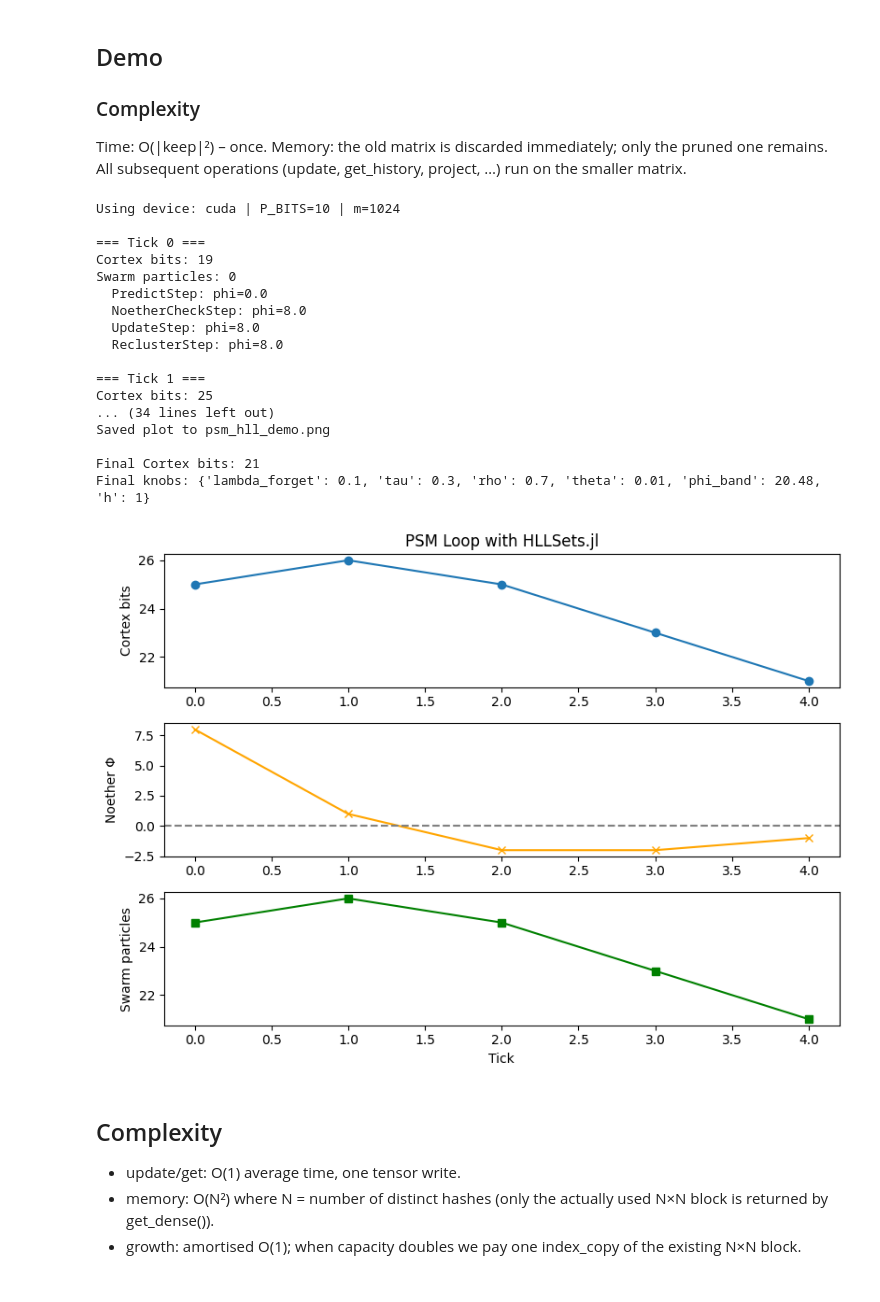
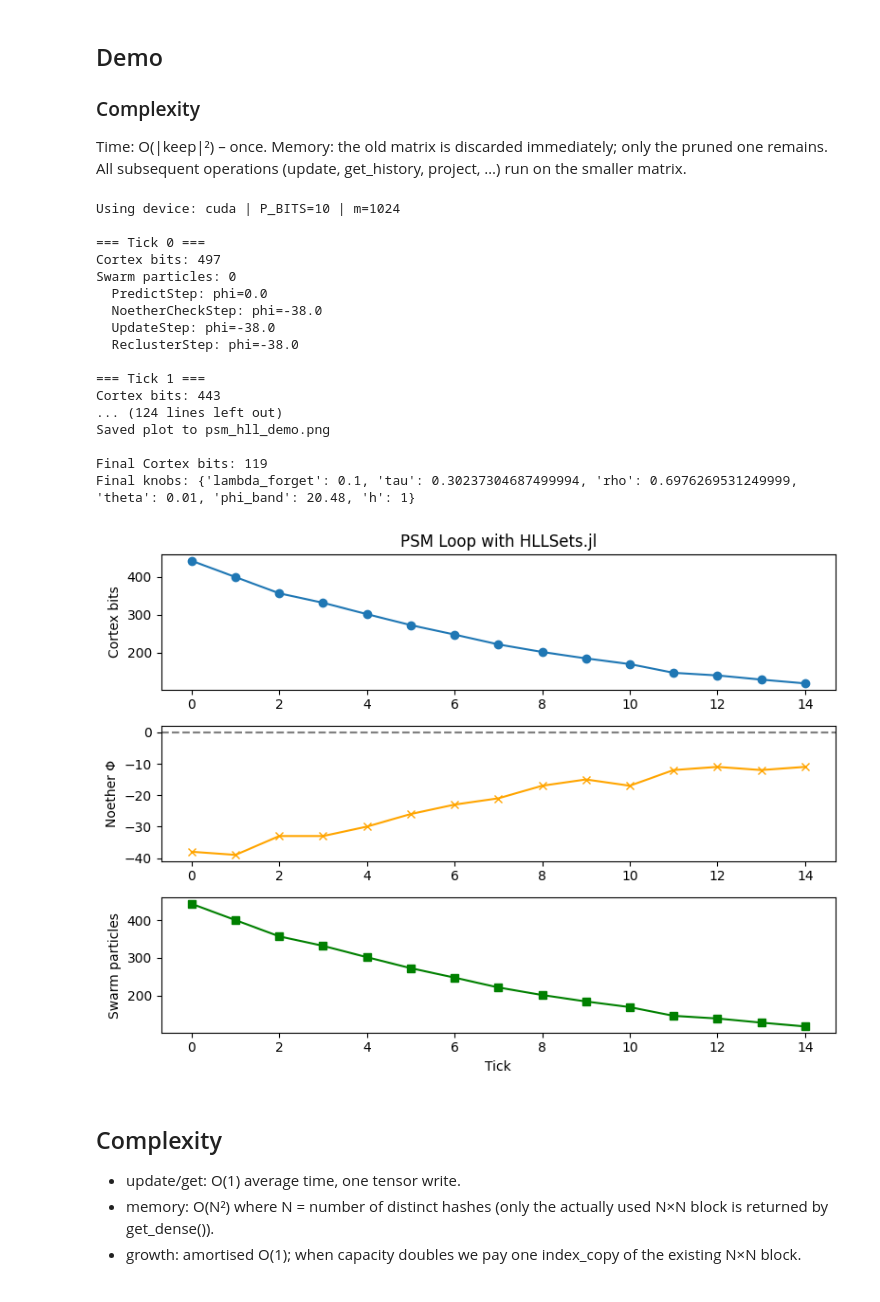
Before and after one commit to alexmy21/hllset-swarm-kimi, a Jupyter notebook: kimi_walkthrough.ipynb, the cells around one changed output. Drawn from its saved outputs; the diff is of its cells as text; code cells hidden in the pictures.

```diff
--- a/kimi_walkthrough.ipynb
+++ b/kimi_walkthrough.ipynb
@@ -61 +62,16 @@ from src.hllset_swarm.swarm_psm import *
+# %%
+# ------------------------------------------------------------
+# Usage Examples
+# ------------------------------------------------------------
+
+# Example 1: Simple usage
+loader = ChineseCorpusLoader(min_length=3, max_length=50)
+file_paths = [
+    'data/text_1.txt',
+    'data/text_2.txt',
+    'data/text_3.txt',
+    'data/text_4.txt',
+    'data/text_5.txt'
+]
+CORPUS = loader.load_corpus(file_paths)
 # %%
@@ -143,28 +150,28 @@ def plot_history(history):
 # %%
 device = 'cuda' if torch.cuda.is_available() else 'cpu'
 print(f"Using device: {device} | P_BITS={P_BITS} | m={2**10}")
-final_state, hist = run_demo(device=device, n_ticks=5)
+final_state, hist = run_demo(device=device, n_ticks=15)
 print("\nFinal Cortex bits:", final_state.cort.count())
 print("Final knobs:", final_state.knobs)
 # %% [output]
 Using device: cuda | P_BITS=10 | m=1024
 
 === Tick 0 ===
-Cortex bits: 19
+Cortex bits: 497
 Swarm particles: 0
   PredictStep: phi=0.0
-  NoetherCheckStep: phi=8.0
-  UpdateStep: phi=8.0
-  ReclusterStep: phi=8.0
+  NoetherCheckStep: phi=-38.0
+  UpdateStep: phi=-38.0
+  ReclusterStep: phi=-38.0
 
 === Tick 1 ===
-Cortex bits: 25
-... (34 lines left out)
+Cortex bits: 443
+... (124 lines left out)
 Saved plot to psm_hll_demo.png
 
-Final Cortex bits: 21
-Final knobs: {'lambda_forget': 0.1, 'tau': 0.3, 'rho': 0.7, 'theta': 0.01, 'phi_band': 20.48, 'h': 1}
+Final Cortex bits: 119
+Final knobs: {'lambda_forget': 0.1, 'tau': 0.30237304687499994, 'rho': 0.6976269531249999, 'theta': 0.01, 'phi_band': 20.48, 'h': 1}
-[figure, old version]
+[figure, new version]
 # %% [markdown]
 ## Complexity
 
```
Also changed, not shown: parts of 2 cells of this notebook, 8 other files.
